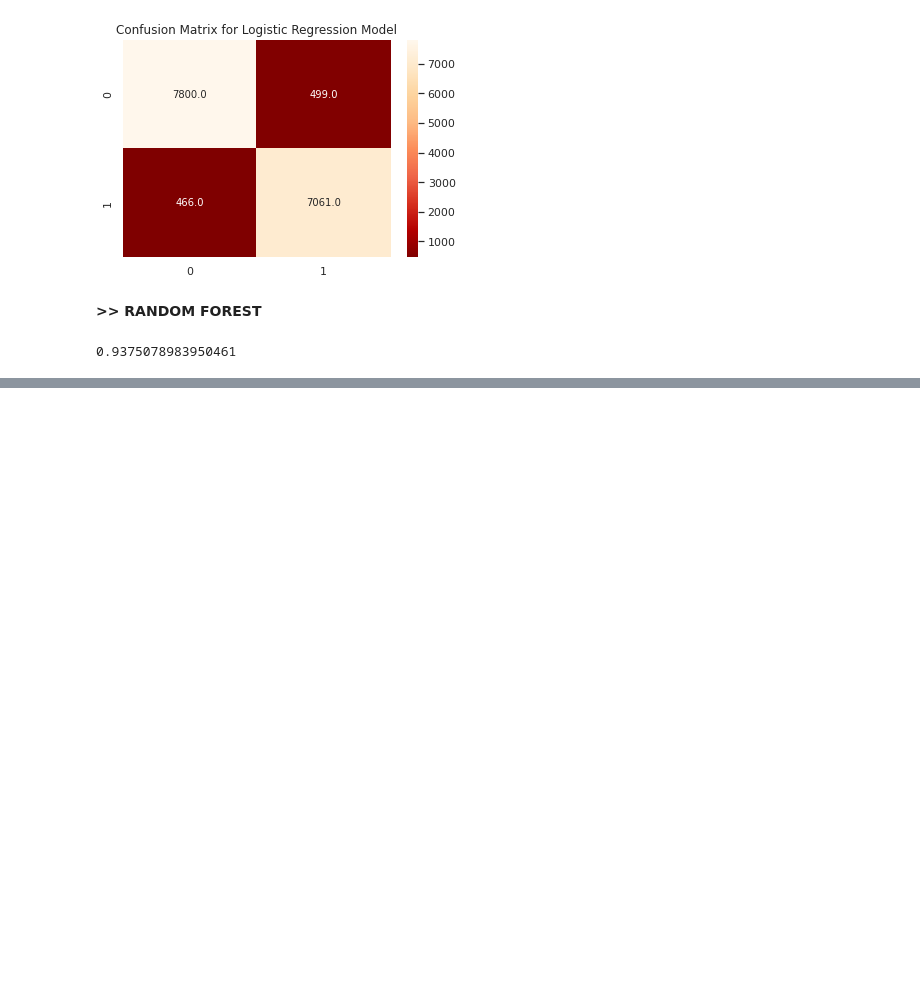
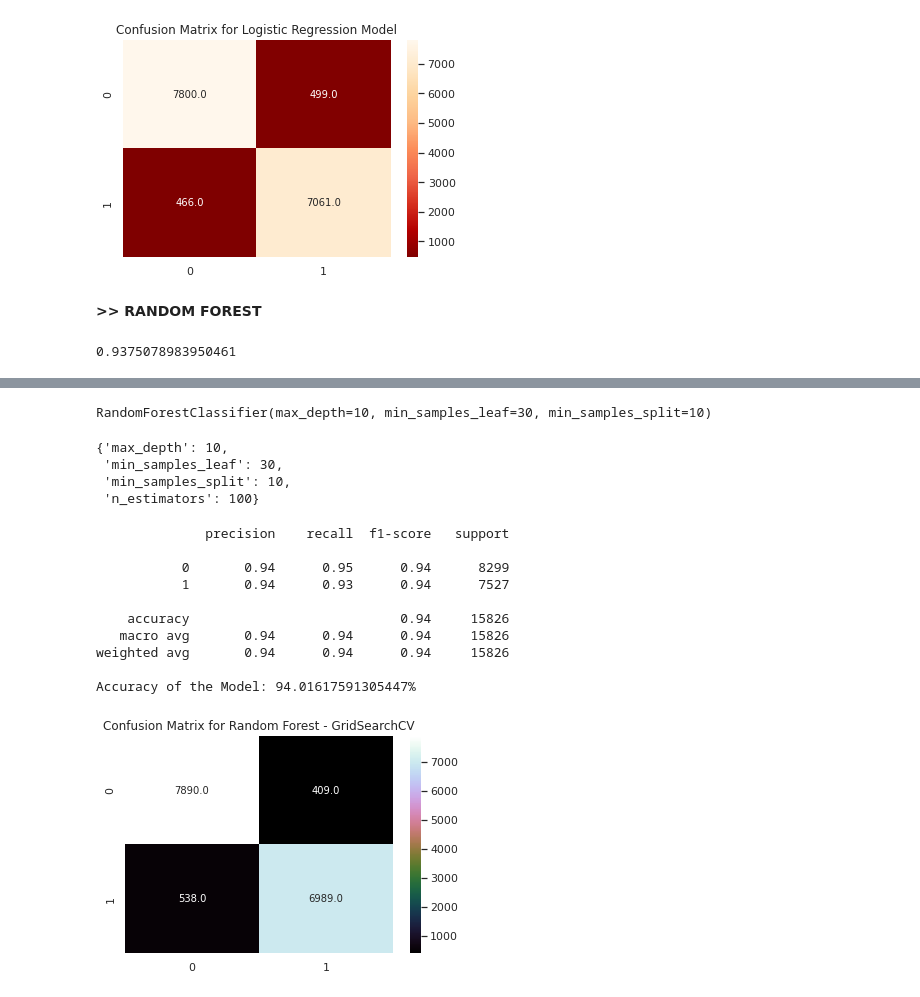
Before and after one commit to Arka1212/Airline-Passenger-Referral-Prediction, a Jupyter notebook: Airline_Passenger_Referral_Prediction.ipynb, the cells around one changed output, grey strips where cells are left out. Drawn from its saved outputs; the diff is of its cells as text; code cells hidden in the pictures; blank space fills up the shorter version.

```diff
--- a/Airline_Passenger_Referral_Prediction.ipynb
+++ b/Airline_Passenger_Referral_Prediction.ipynb
@@ -582,0 +620,12 @@ metrics_df = add_metrics_details("Random Forest",Y_test,Y_pred,metrics_df)
+# %%
+# Hyperparameter tuning.
+param_dict = {'n_estimators' : [50,80,100],
+              'max_depth' : [6,8,10,12],
+              'min_samples_split' : [10,50,100],
+              'min_samples_leaf' : [30,40,50]}
+# %%
+rf_gridcv = GridSearchCV(estimator=rf,
+                       param_grid = param_dict,
+                       cv = 5, verbose=2)
+# Evaluating the optimal parameters.
+rf_gridcv.fit(X_train,Y_train)
@@ -582,0 +656,39 @@ metrics_df = add_metrics_details("Random Forest",Y_test,Y_pred,metrics_df)
+# %%
+# Best estimator.
+rf_gridcv.best_estimator_
+# %% [output]
+RandomForestClassifier(max_depth=10, min_samples_leaf=30, min_samples_split=10)
+# %%
+# Best parameter.
+rf_gridcv.best_params_
+# %% [output]
+{'max_depth': 10,
+ 'min_samples_leaf': 30,
+ 'min_samples_split': 10,
+ 'n_estimators': 100}
+# %%
+rf_gridcv_best = rf_gridcv.best_estimator_
+Y_pred = rf_gridcv_best.predict(X_test)
+# %%
+# Evaluation of the model
+Y_pred = rf_gridcv_best.predict(X_test)
+
+print(classification_report(Y_test, Y_pred))
+cm = confusion_matrix( Y_test,Y_pred)
+
+print("Accuracy of the Model: {}%\n".format((accuracy_score( Y_test,Y_pred))*100))
+sns.heatmap(cm, annot=True, fmt = ".1f",cmap="cubehelix")
+plt.title("Confusion Matrix for Random Forest - GridSearchCV")
+plt.show()
+# %% [output]
+              precision    recall  f1-score   support
+
+           0       0.94      0.95      0.94      8299
+           1       0.94      0.93      0.94      7527
+
+    accuracy                           0.94     15826
+   macro avg       0.94      0.94      0.94     15826
+weighted avg       0.94      0.94      0.94     15826
+
+Accuracy of the Model: 94.01617591305447%
+[figure, added]
```
Also changed, not shown: parts of 8 cells of this notebook.
